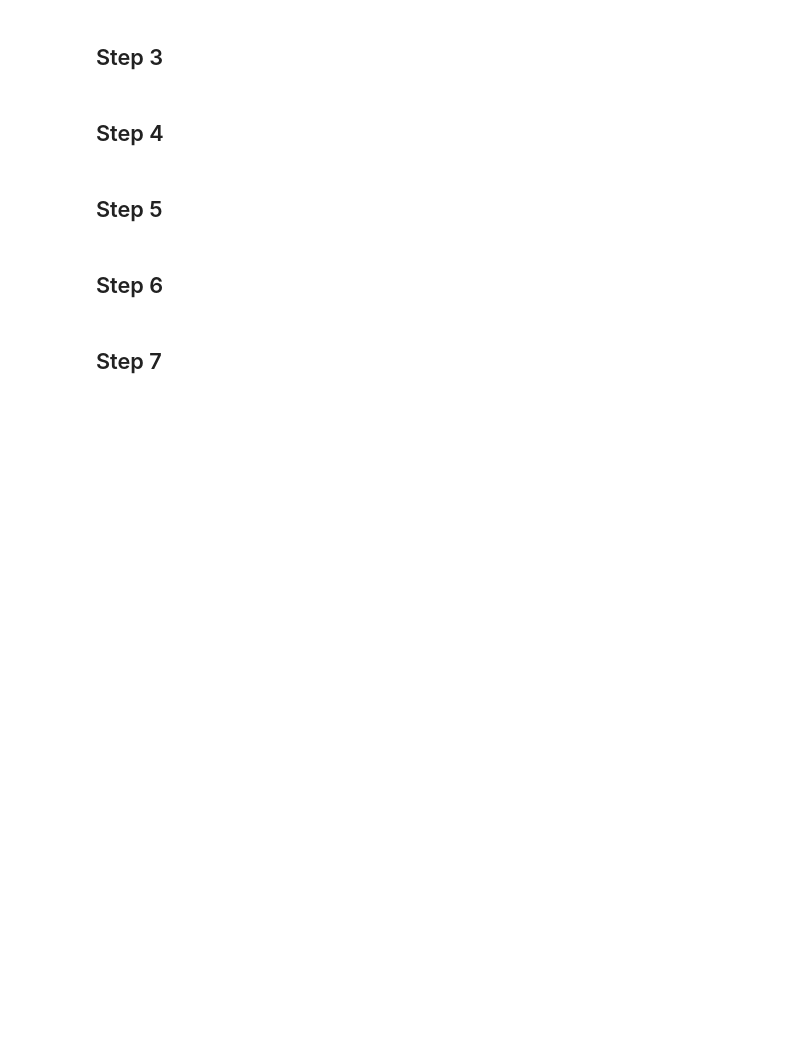
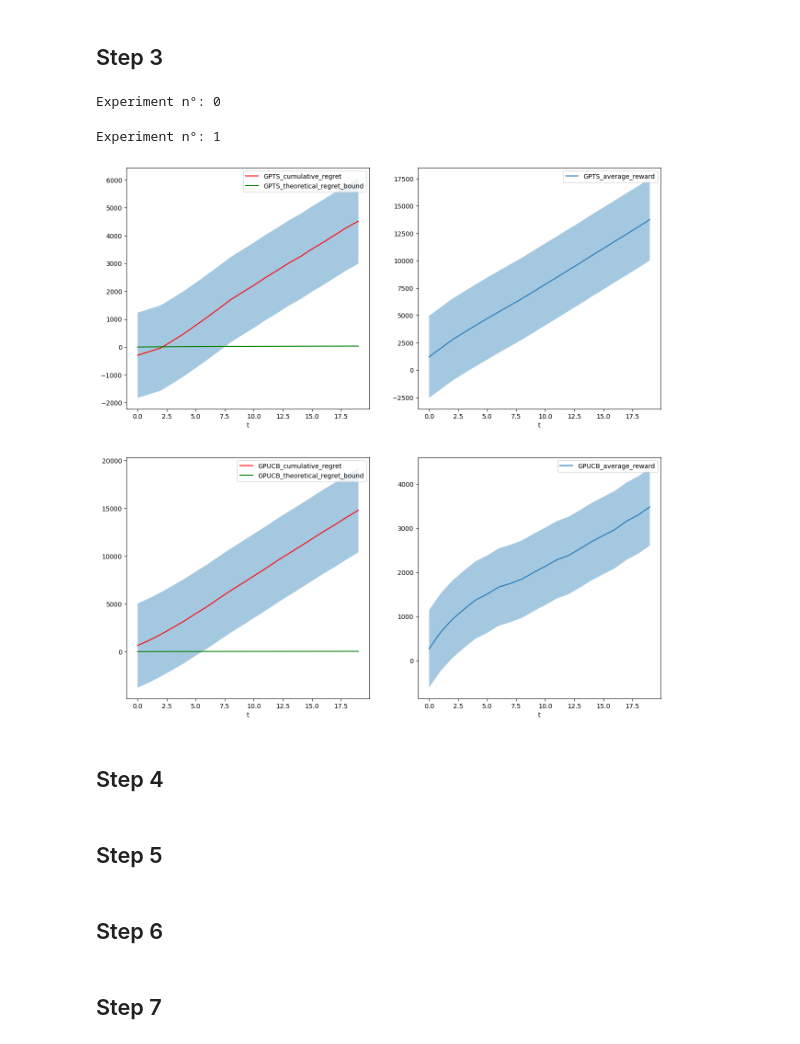
Before and after one commit to FPuoti255/OLA_project, a Jupyter notebook: src/trial_notebook.ipynb, the cells around one changed output. Saved outputs shown, nothing was run; the diff lists cells and outputs as text; code cells hidden in the pictures; blank space fills up the shorter version.

Commit message:
theoretical regret bounds started

```diff
--- a/src/trial_notebook.ipynb
+++ b/src/trial_notebook.ipynb
@@ -34,8 +28,14 @@ estimated_opt_allocation is: [60. 60. 20. 60.  0.] with a reward of: 457
 # %% [markdown]
 ## Step 3
+# %%
+gpts_rewards_per_experiment, gpucb_rewards_per_experiment, opts, gpts_max_variance_per_experiment, gpucb_max_variance_per_experiment = simulate_step3()
+# %% [output]
+Experiment n°: 0
+Experiment n°: 1
 # %%
-gpts_rewards_per_experiment, gpucb_rewards_per_experiment, opts = simulate_step3()
-plot_regrets(gpts_rewards_per_experiment, gpucb_rewards_per_experiment, opts, ["GPTS", "GPUCB"])
+plot_regrets(gpts_rewards_per_experiment, gpucb_rewards_per_experiment, opts, gpts_max_variance_per_experiment, gpucb_max_variance_per_experiment, ["GPTS", "GPUCB"])
+# %% [output]
+[figure, added]
 # %% [markdown]
 ## Step 4
 # %%
```
Also changed, not shown: parts of 3 cells of this notebook, 4 other files.
